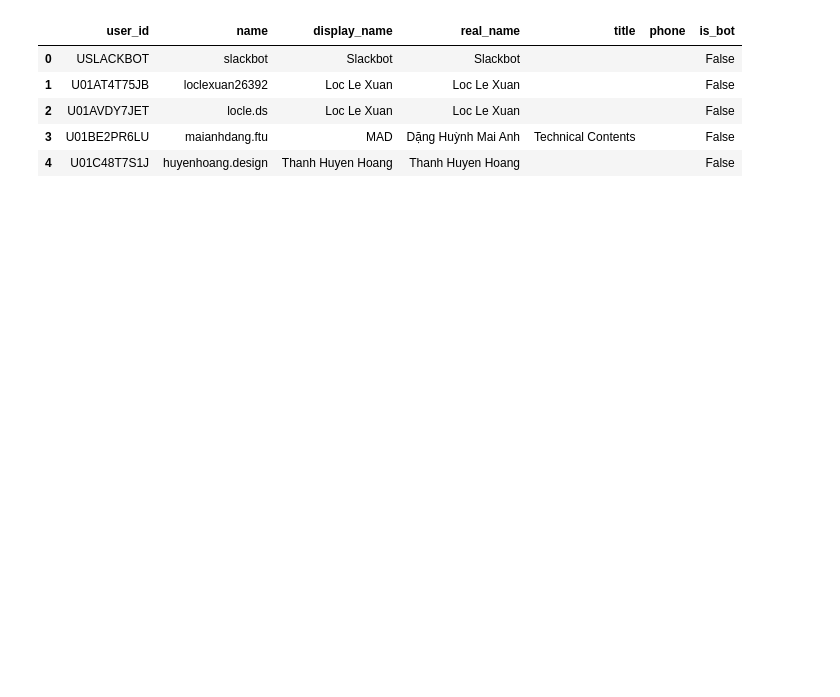
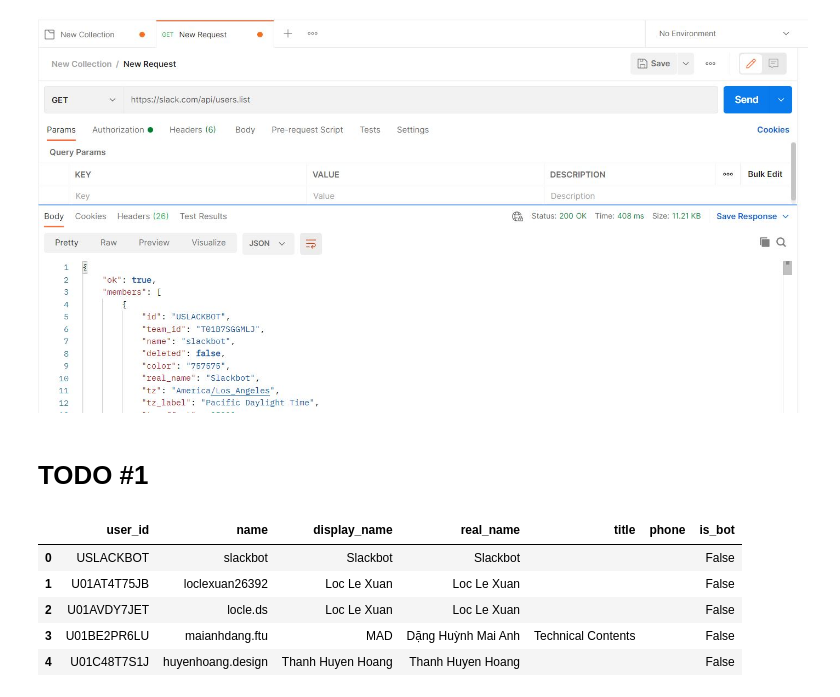
Before and after one commit to anhdanggit/atom-assignments, a Jupyter notebook: assignment_3/assignment_3_ngocha.ipynb, the cells around one changed output. Cells and saved outputs as stored; diff of their text form; code cells hidden in the pictures; blank space fills up the shorter version.

```diff
--- a/assignment_3/assignment_3_ngocha.ipynb
+++ b/assignment_3/assignment_3_ngocha.ipynb
@@ -22,6 +25,14 @@ endpoint = "https://slack.com/api/users.list"
 headers = {"Authorization": "Bearer {}".format(os.environ['SLACK_BEARER_TOKEN'])}
 response_json = requests.post(endpoint, headers=headers).json()
 user_dat = response_json['members']
+# %%
+## Challenge: Thử gọi API này bằng Postman
+from IPython.display import Image
+Image('..\img\Capture.JPG')
+# %% [output]
+[figure, added]
+# %% [markdown]
+# TODO #1
 # %%
 
 ## Loop qua JSON file và extract các thông tin quan trọng (id, name, display_name, real_name_normalized, title, phone, is_bot)
```
Also changed, not shown: parts of 16 cells of this notebook.
